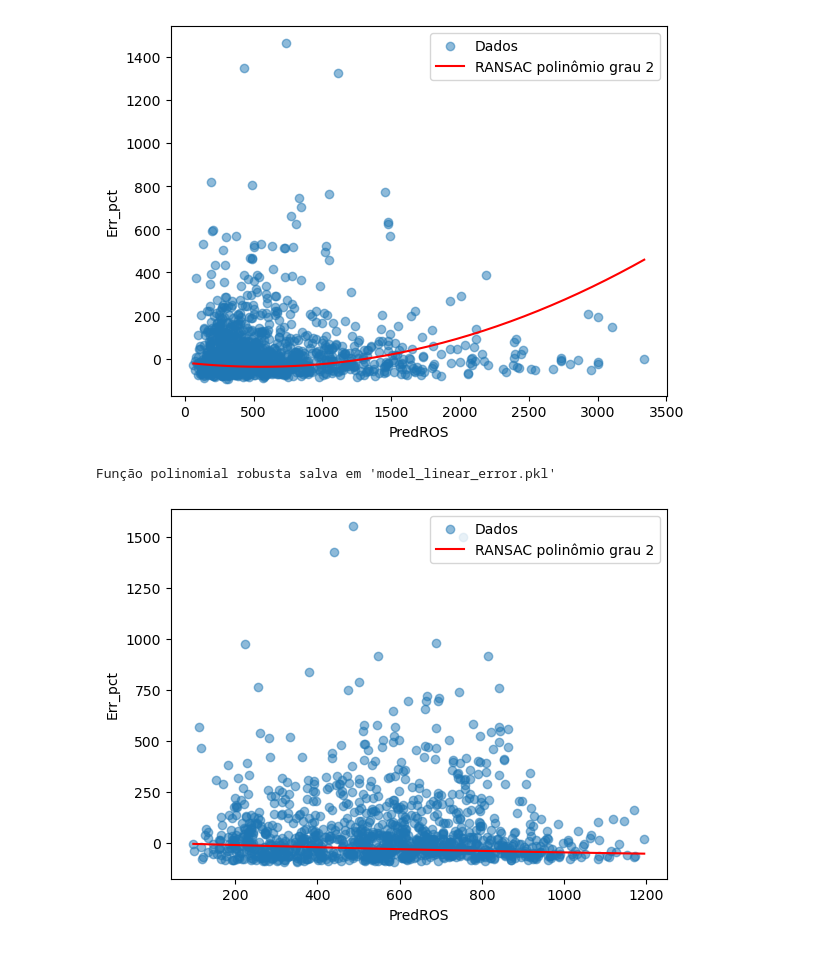
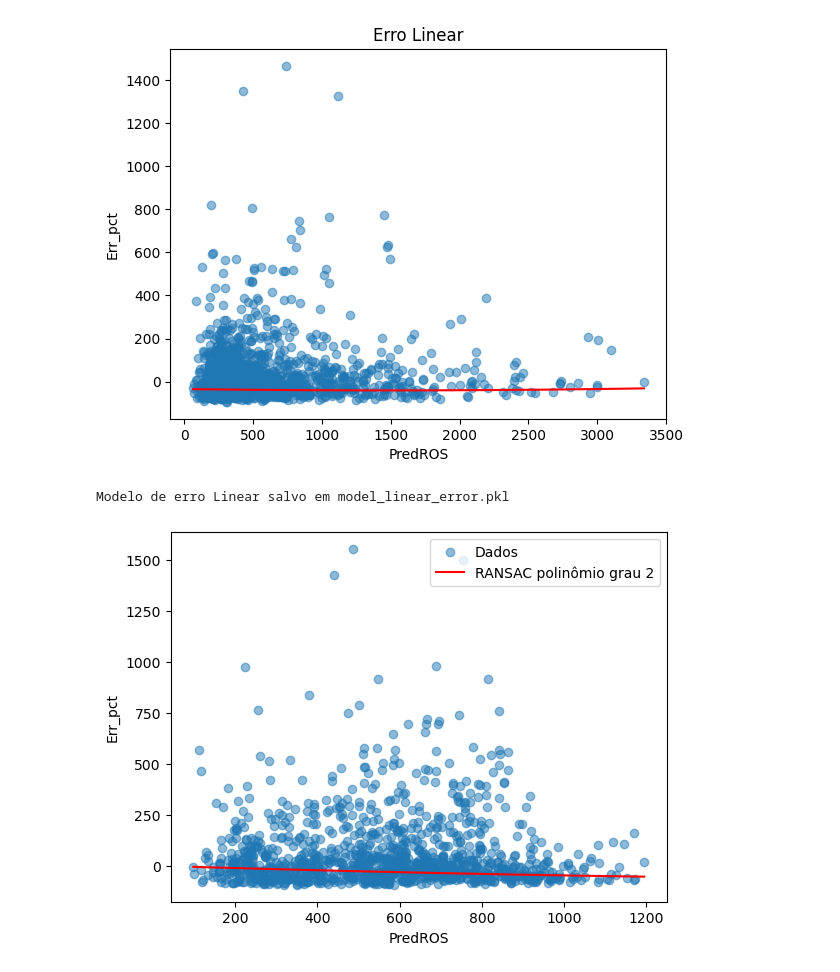
Before and after one commit to rafael-bork/FIRE-HACK-Project, a Jupyter notebook: Notebooks/4Models/Error_Function.ipynb, the cells around one changed output. Drawn from its saved outputs; the diff is of its cells as text; code cells hidden in the pictures.

```diff
--- a/Notebooks/4Models/Error_Function.ipynb
+++ b/Notebooks/4Models/Error_Function.ipynb
@@ -54,56 +47,39 @@ Função polinomial robusta salva em 'model_xgboost_error.pkl'
 # %%
-import geopandas as gpd
-import numpy as np
-import pickle
-import pandas as pd
-import matplotlib.pyplot as plt
-from sklearn.linear_model import LinearRegression, RANSACRegressor
-from sklearn.preprocessing import PolynomialFeatures
-from sklearn.pipeline import make_pipeline
+# ============================
+# Treinar modelo de erro Linear
+# ============================
+df = gpd.read_file("../../Data/Models/PT_FireProg_model_SHAP_Linear.csv")
 
-# Carregar shapefile
-df = gpd.read_file(r"..\..\Data\Models\PT_FireProg_model_SHAP_Linear.csv")
-
-# Selecionar colunas e remover NaNs
 df['PredROS_linear'] = pd.to_numeric(df['PredROS_linear'], errors='coerce')
 df['Err_pct'] = pd.to_numeric(df['Err_pct'], errors='coerce')
 
 df_clean = df[['PredROS_linear', 'Err_pct']].dropna()
-X = df_clean['PredROS_linear'].values.reshape(-1,1)
+X = df_clean['PredROS_linear'].values.reshape(-1, 1)
 y = df_clean['Err_pct'].values
 
+error_model_linear = make_pipeline(
+    PolynomialFeatures(degree),
+    RANSACRegressor(estimator=LinearRegression())
+)
+error_model_linear.fit(X, y)
 
-
-# Ajuste polinomial robusto (grau 3) usando RANSAC
-degree = 2
-model = make_pipeline(
-    PolynomialFeatures(degree),
-    RANSACRegressor(estimator=LinearRegression())  # <--- alteração aqui
-)
-model.fit(X, y)
-
-# Função para prever PredErr a partir de PredROS
-def prederr_from_predros(x):
-    x = np.array(x).reshape(-1,1)
-    return model.predict(x)
-
-# Visualizar ajuste
-plt.scatter(X, y, alpha=0.5, label='Dados')
+# Visualização
+plt.scatter(X, y, alpha=0.5)
 x_line = np.linspace(X.min(), X.max(), 200)
-plt.plot(x_line, prederr_from_predros(x_line), color='red', label=f'RANSAC polinômio grau {degree}')
-plt.xlabel('PredROS')
-plt.ylabel('Err_pct')
-plt.legend()
+plt.plot(x_line, error_model_linear.predict(x_line.reshape(-1, 1)), color='red')
+plt.xlabel("PredROS")
+plt.ylabel("Err_pct")
+plt.title("Erro Linear")
 plt.show()
 
-# Salvar função em pickle
-with open(r'..\..\Data\Models\model_linear_error.pkl', 'wb') as f:
-    pickle.dump(prederr_from_predros, f)
+# Salvar modelo corretamente
+with open("../../Data/Models/model_linear_error.pkl", "wb") as f:
+    pickle.dump(error_model_linear, f)
 
-print("Função polinomial robusta salva em 'model_linear_error.pkl'")
+print("Modelo de erro Linear salvo em model_linear_error.pkl")
 # %% [output]
-[figure, old version]
+[figure, new version]
-Função polinomial robusta salva em 'model_linear_error.pkl'
+Modelo de erro Linear salvo em model_linear_error.pkl
 # %%
 import geopandas as gpd
 import numpy as np
```
Also changed, not shown: parts of 1 cell of this notebook, 5 other files.
